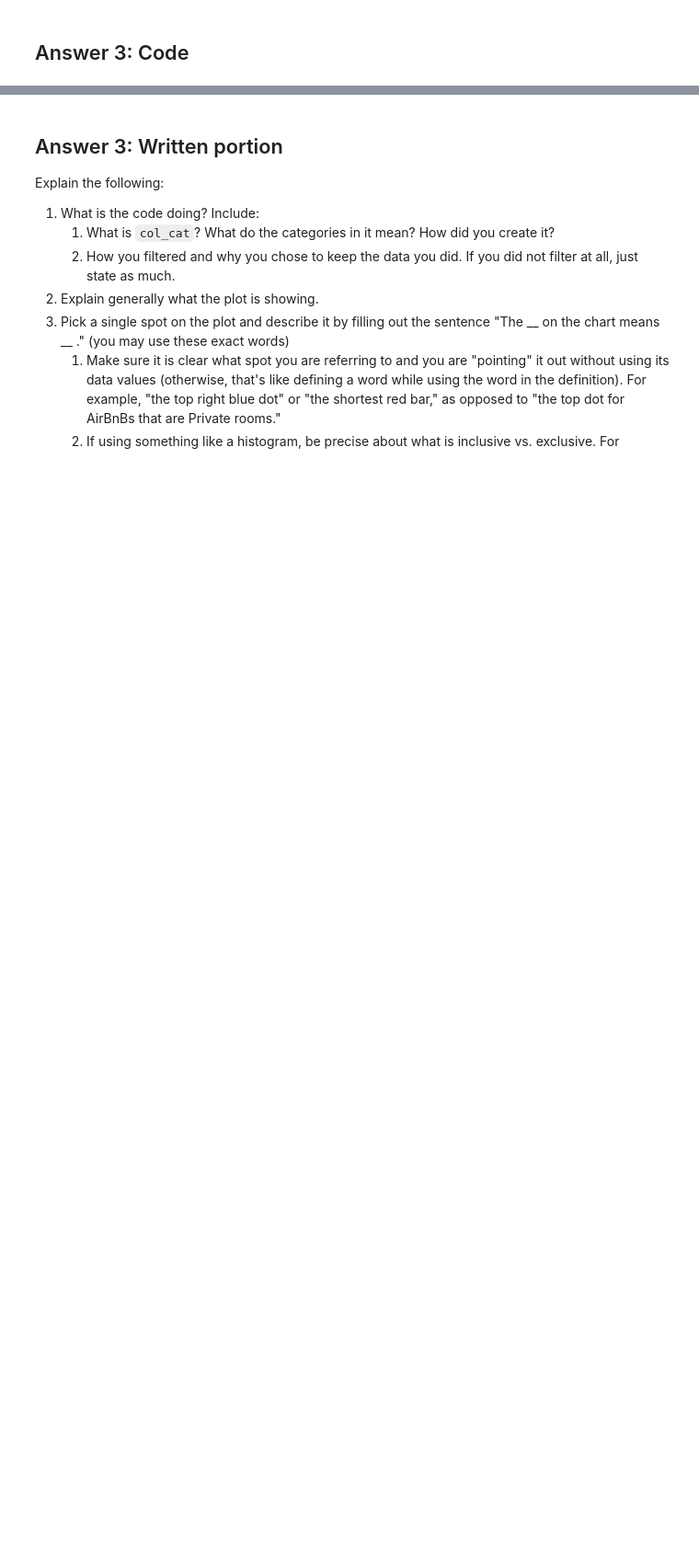
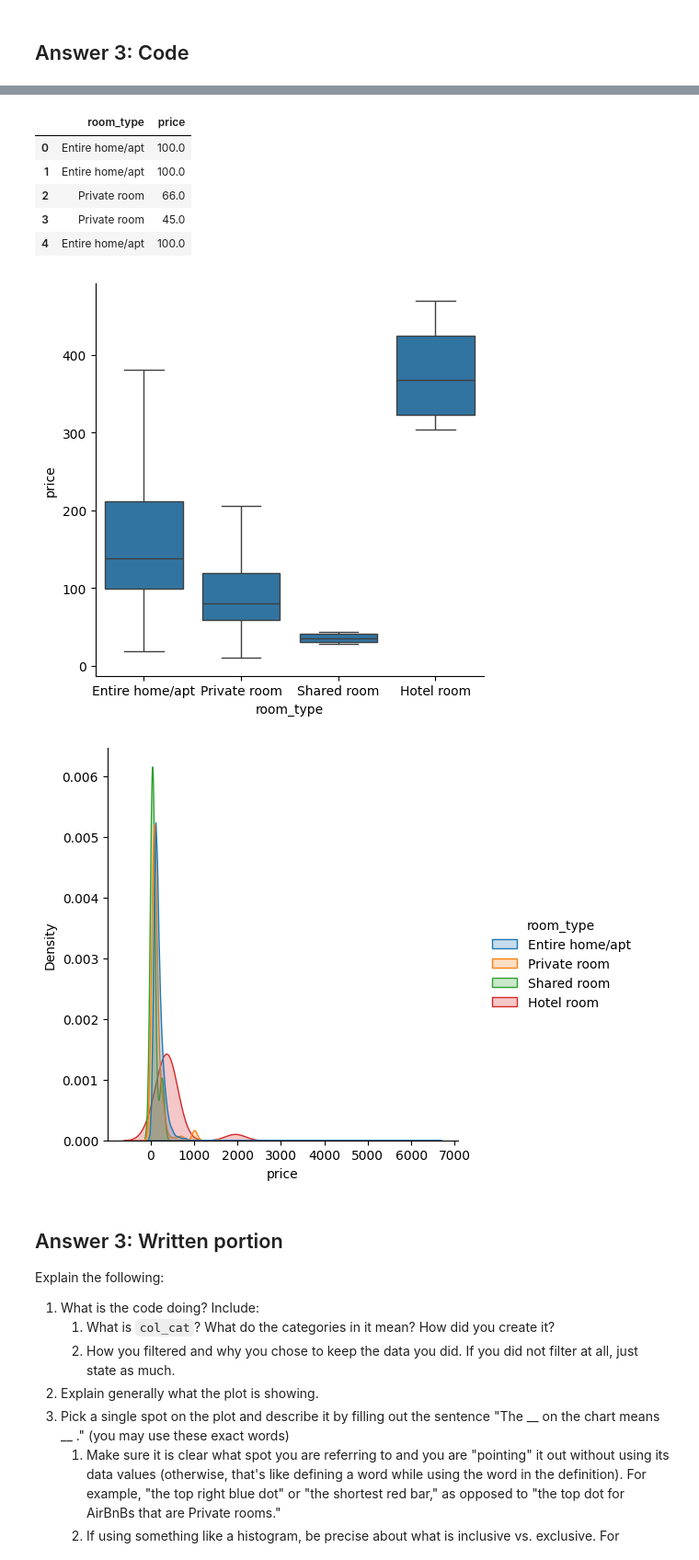
Before and after one commit to zoraizmohammad/cs216, a Jupyter notebook: practicum/practicum1.ipynb, the cells around one changed output, grey strips where cells are left out. Shown at 92% size. Cells and saved outputs as stored; diff of their text form; code cells hidden in the pictures; blank space fills up the shorter version.

```diff
--- a/practicum/practicum1.ipynb
+++ b/practicum/practicum1.ipynb
@@ -274,15 +274,23 @@ For this question, do the following:
 # %% [markdown]
 ## Answer 3: Code
 # %%
-q3_llm_flag = ...
+q3_llm_flag = True  # Mark question as answered
 
-col_cat = ...
-table3 = ...
+col_cat = 'room_type'
+table3 = df[['room_type', 'price']].copy()
 
-val_counts = ...
+table3['price'] = pd.to_numeric(
+    table3['price'].replace(r'[\$,]', '', regex=True),
+    errors='coerce'
+)
 
-# There should be at least one call to a seaborn function
-# sns.?
+table3 = table3.dropna(subset=['room_type', 'price'])
+val_counts = table3[col_cat].value_counts()
+
+sns.catplot(data=table3, x=col_cat, y='price', kind='box', showfliers=False)
+
+# Let's make a second plot that's just as good, using the same data and seaborn's displot to show the price distribution by room_type.
+sns.displot(data=table3, x='price', hue=col_cat, kind='kde', fill=True, common_norm=False)
 
 
 # Leave these here to help with grading.
@@ -294,3 +302,4 @@ print('Number of categories within range?', 2 <= table3[col_cat].nunique())
 print('Counts of', col_cat, 'categories:')
 print(val_counts[:15])
 table3.head()
+# %% [output]
@@ -297,3 +318,11 @@ table3.head()
+|  | room_type | price |
+| 0 | Entire home/apt | 100.0 |
+| 1 | Entire home/apt | 100.0 |
+| 2 | Private room | 66.0 |
+| 3 | Private room | 45.0 |
+| 4 | Entire home/apt | 100.0 |
+[figure, added]
+[figure, added]
 # %% [markdown]
 <!-- BEGIN QUESTION -->
 
```
Also changed, not shown: parts of 5 cells of this notebook.
